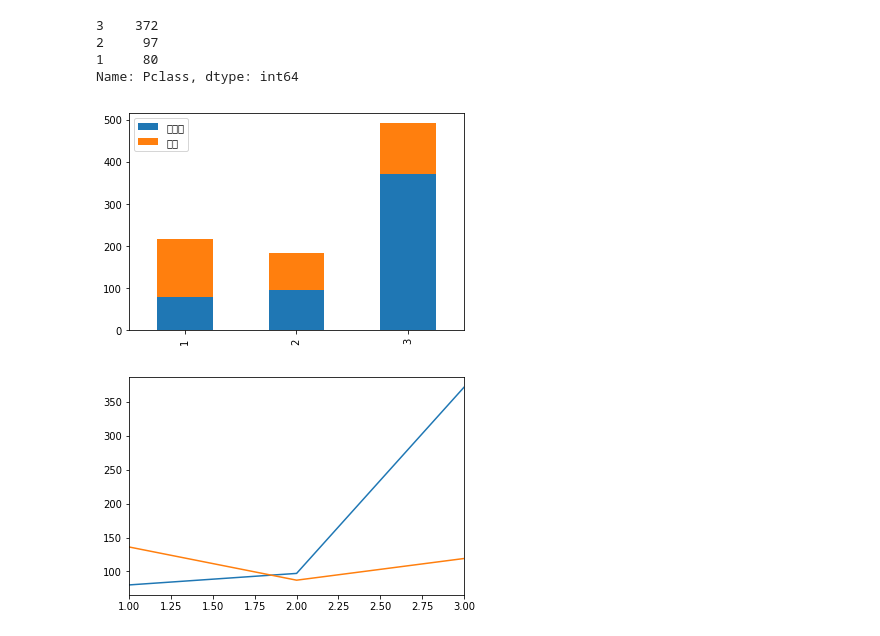
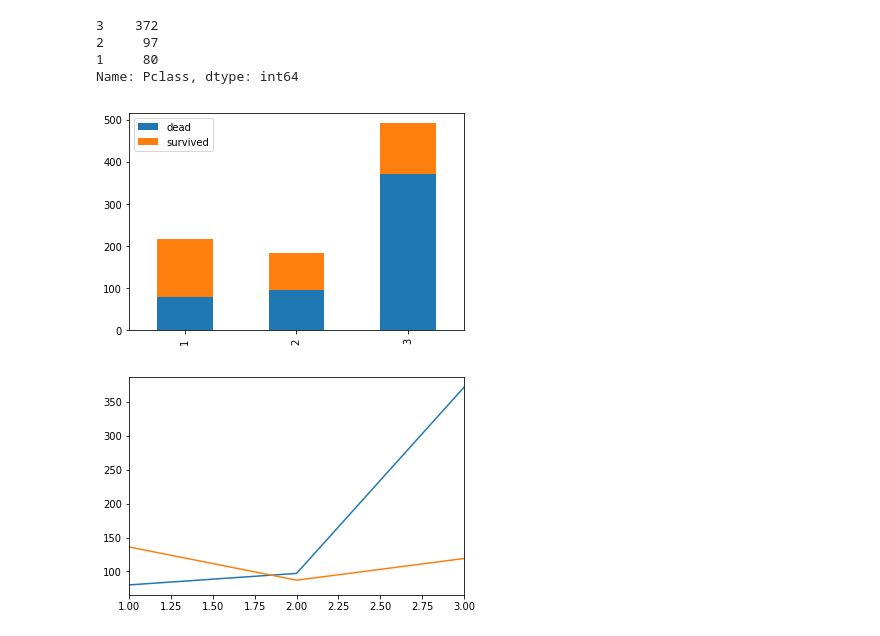
Before and after one commit to qukequke/race, a Jupyter notebook: kaggle_taitan/kaggle_taitan.ipynb, the cells around one changed output. Drawn from its saved outputs; the diff is of its cells as text; code cells hidden in the pictures.

```diff
--- a/kaggle_taitan/kaggle_taitan.ipynb
+++ b/kaggle_taitan/kaggle_taitan.ipynb
@@ -157,9 +165,10 @@ Survived_0
 Name: Pclass, dtype: int64
 # %%
 df.plot(kind='bar',stacked=True)  #这是用DataFrame方法的plot,如果用曲线图画的话和两个Series一样
+plt.legend(['dead', 'survived'])
 plt.show()
 # %% [output]
-[figure, old version]
+[figure, new version]
 # %%
 df['未获救'].plot()   #kind = 'bar'的话 和 用DataFrame plot的就不一样了
 df['获救'].plot()     #所以这里想要stacked的图像 必须构建DataFrame
```
Also changed, not shown: parts of 3 cells of this notebook, 6 other files.
